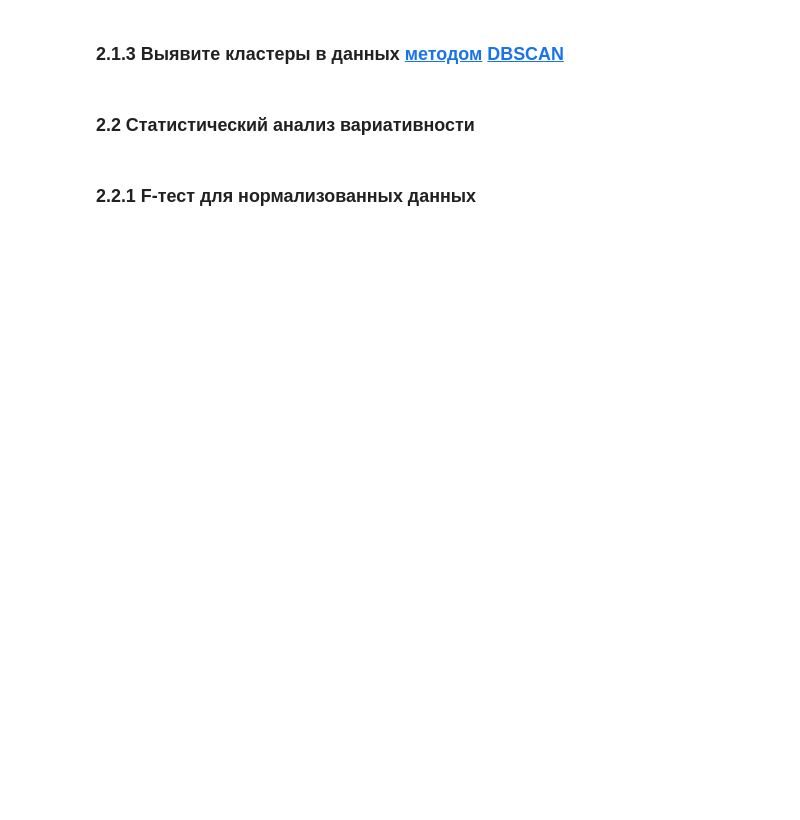
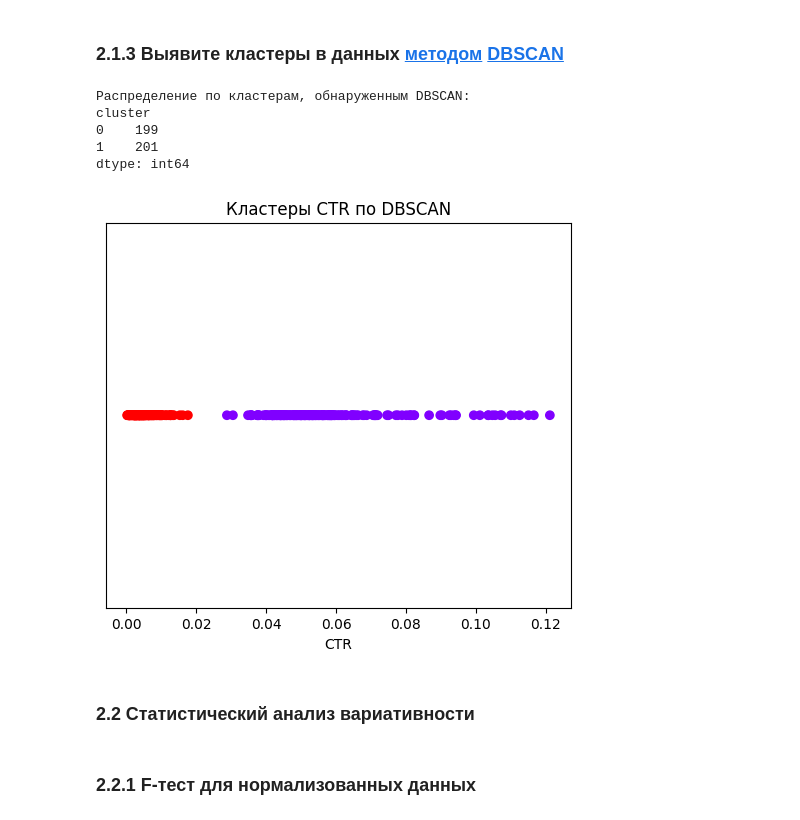
Before and after one commit to r42arty/hse, a Jupyter notebook: mod3/MathStat/MS_4.ipynb, the cells around one changed output. Cells and saved outputs as stored; diff of their text form; code cells hidden in the pictures; blank space fills up the shorter version.

```diff
--- a/mod3/MathStat/MS_4.ipynb
+++ b/mod3/MathStat/MS_4.ipynb
@@ -459,5 +498,31 @@ plt.show()
 # %% [markdown]
 ### 2.1.3 Выявите кластеры в данных [методом](https://scikit-learn.org/stable/modules/generated/sklearn.cluster.DBSCAN.html) [DBSCAN](https://ru.wikipedia.org/wiki/DBSCAN)
+# %%
+from sklearn.cluster import DBSCAN
+
+X = ctr_df[['CTR']].values
+
+dbscan_model = DBSCAN(eps=0.01, min_samples=5)
+labels = dbscan_model.fit_predict(X)
+
+ctr_df['cluster'] = labels
+
+print("Распределение по кластерам, обнаруженным DBSCAN:")
+print(ctr_df.groupby('cluster').size())
+
+plt.figure(figsize=(6, 5))
+plt.scatter(ctr_df['CTR'], np.zeros_like(ctr_df['CTR']), c=ctr_df['cluster'], cmap='rainbow')
+plt.title("Кластеры CTR по DBSCAN")
+plt.xlabel("CTR")
+plt.yticks([])
+plt.show()
+# %% [output]
+Распределение по кластерам, обнаруженным DBSCAN:
+cluster
+0    199
+1    201
+dtype: int64
+[figure, added]
 # %% [markdown]
 ### 2.2 Статистический анализ вариативности
 # %% [markdown]
```
Also changed, not shown: parts of 6 cells of this notebook.
